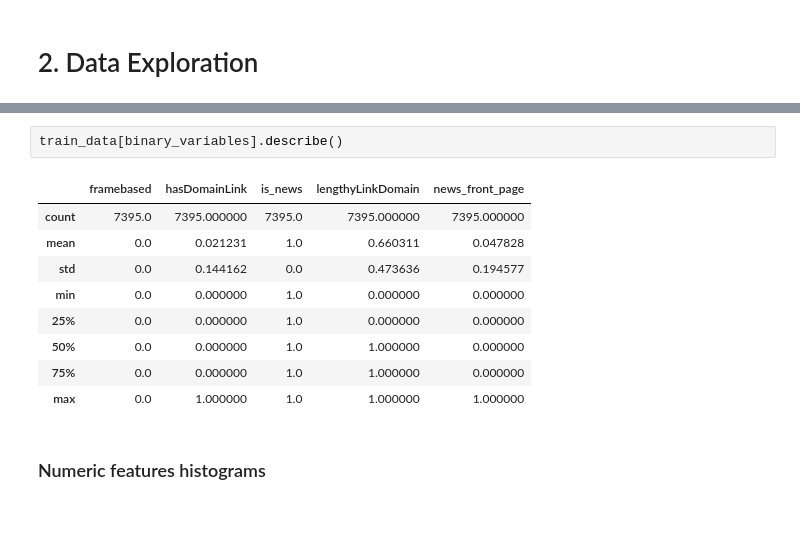
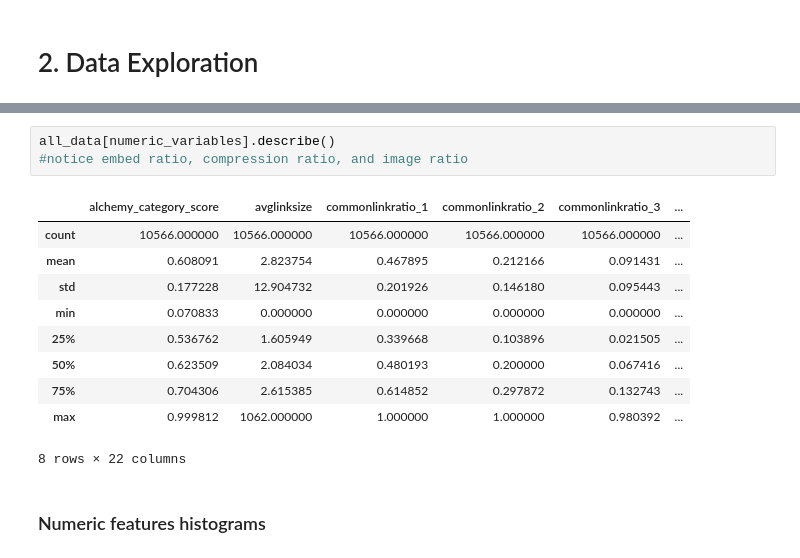
Before and after one commit to liadwg/DMProject, a Jupyter notebook: DataMiningProject200116.ipynb, the cells around one changed output, grey strips where cells are left out. Saved outputs shown, nothing was run; the diff lists cells and outputs as text; blank space fills up the shorter version.

```diff
--- a/DataMiningProject200116.ipynb
+++ b/DataMiningProject200116.ipynb
@@ -178,15 +151,17 @@ train_data[numeric_variables].describe()
-# %%
-train_data[binary_variables].describe()
-# %% [output]
-|  | framebased | hasDomainLink | is_news | lengthyLinkDomain | news_front_page |
-| count | 7395.0 | 7395.000000 | 7395.0 | 7395.000000 | 7395.000000 |
-| mean | 0.0 | 0.021231 | 1.0 | 0.660311 | 0.047828 |
-| std | 0.0 | 0.144162 | 0.0 | 0.473636 | 0.194577 |
-| min | 0.0 | 0.000000 | 1.0 | 0.000000 | 0.000000 |
-| 25% | 0.0 | 0.000000 | 1.0 | 0.000000 | 0.000000 |
-| 50% | 0.0 | 0.000000 | 1.0 | 1.000000 | 0.000000 |
-| 75% | 0.0 | 0.000000 | 1.0 | 1.000000 | 0.000000 |
-| max | 0.0 | 1.000000 | 1.0 | 1.000000 | 1.000000 |
+# %%
+all_data[numeric_variables].describe()
+#notice embed ratio, compression ratio, and image ratio
+# %% [output]
+|  | alchemy_category_score | avglinksize | commonlinkratio_1 | commonlinkratio_2 | commonlinkratio_3 | ... |
+| count | 10566.000000 | 10566.000000 | 10566.000000 | 10566.000000 | 10566.000000 | ... |
+| mean | 0.608091 | 2.823754 | 0.467895 | 0.212166 | 0.091431 | ... |
+| std | 0.177228 | 12.904732 | 0.201926 | 0.146180 | 0.095443 | ... |
+| min | 0.070833 | 0.000000 | 0.000000 | 0.000000 | 0.000000 | ... |
+| 25% | 0.536762 | 1.605949 | 0.339668 | 0.103896 | 0.021505 | ... |
+| 50% | 0.623509 | 2.084034 | 0.480193 | 0.200000 | 0.067416 | ... |
+| 75% | 0.704306 | 2.615385 | 0.614852 | 0.297872 | 0.132743 | ... |
+| max | 0.999812 | 1062.000000 | 1.000000 | 1.000000 | 0.980392 | ... |
+8 rows × 22 columns
 # %% [markdown]
 ### Numeric features histograms
 # %%
```
Also changed, not shown: parts of 25 cells of this notebook.
